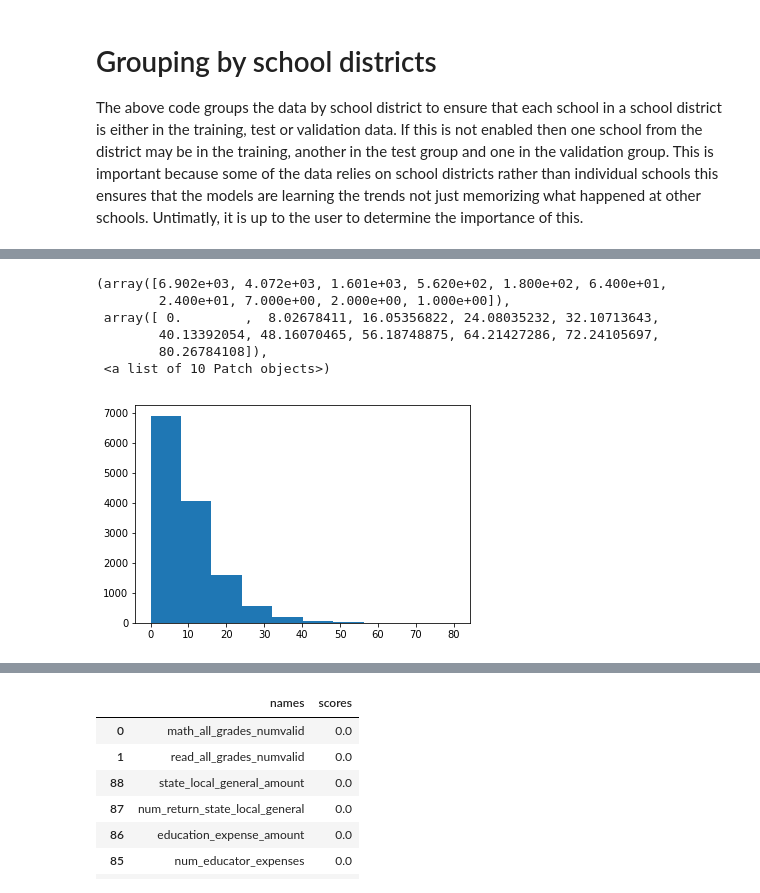
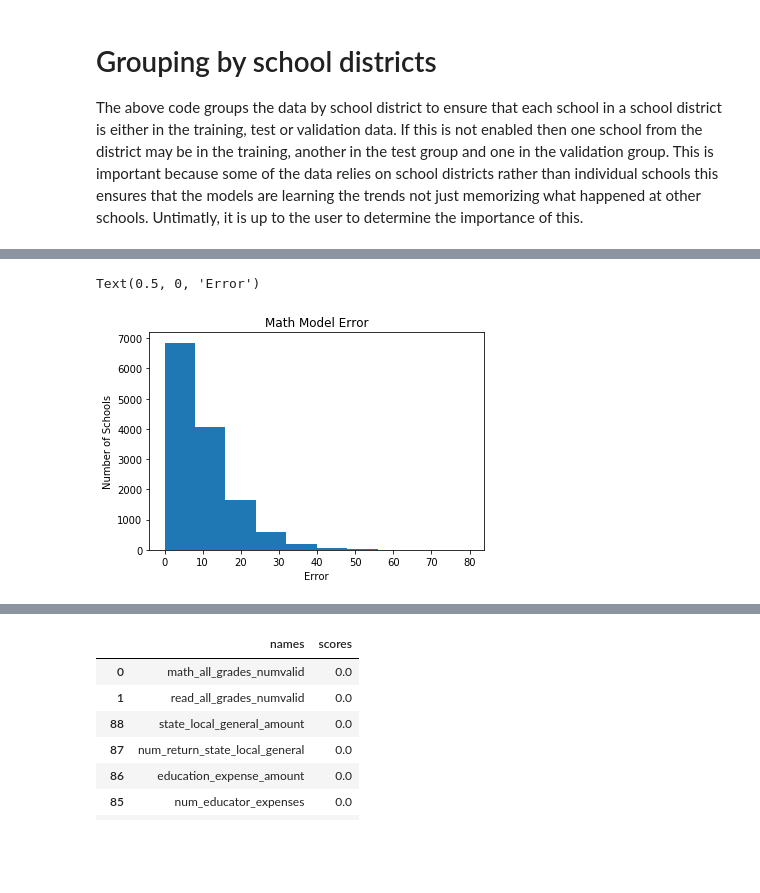
Before and after one commit to mrblithe-widener/Senior-Project-2018-2019, a Jupyter notebook: Models/Random Forest.ipynb, the cells around one changed output, grey strips where cells are left out. Saved outputs shown, nothing was run; the diff lists cells and outputs as text; code cells hidden in the pictures; blank space fills up the shorter version.

```diff
--- a/Models/Random Forest.ipynb
+++ b/Models/Random Forest.ipynb
@@ -228,14 +220,12 @@ Reading Delta 9.764098046007627
 # %%
 #calculateDelta(math_X_test, math_y_test, rfr_math)
 #pd.Series(calculateDelta(math_X_test, math_y_test, rfr_math)).describe()
 plt.hist(calculateDelta(math_X_test, math_y_test, rfr_math))
+plt.title("Math Model Error")
+plt.ylabel("Number of Schools")
+plt.xlabel("Error")
 #print("Math max Delta", maxDelta(math_X_test, math_y_test, rfr_math))
 #print("Reading max Delta", maxDelta(read_X_test, read_y_test, rfr_read))
 # %% [output]
-(array([6.902e+03, 4.072e+03, 1.601e+03, 5.620e+02, 1.800e+02, 6.400e+01,
-        2.400e+01, 7.000e+00, 2.000e+00, 1.000e+00]),
- array([ 0.        ,  8.02678411, 16.05356822, 24.08035232, 32.10713643,
-        40.13392054, 48.16070465, 56.18748875, 64.21427286, 72.24105697,
-        80.26784108]),
- <a list of 10 Patch objects>)
+Text(0.5, 0, 'Error')
-[figure, old version]
+[figure, new version]
```
Also changed, not shown: parts of 7 cells of this notebook, 2 other files.
